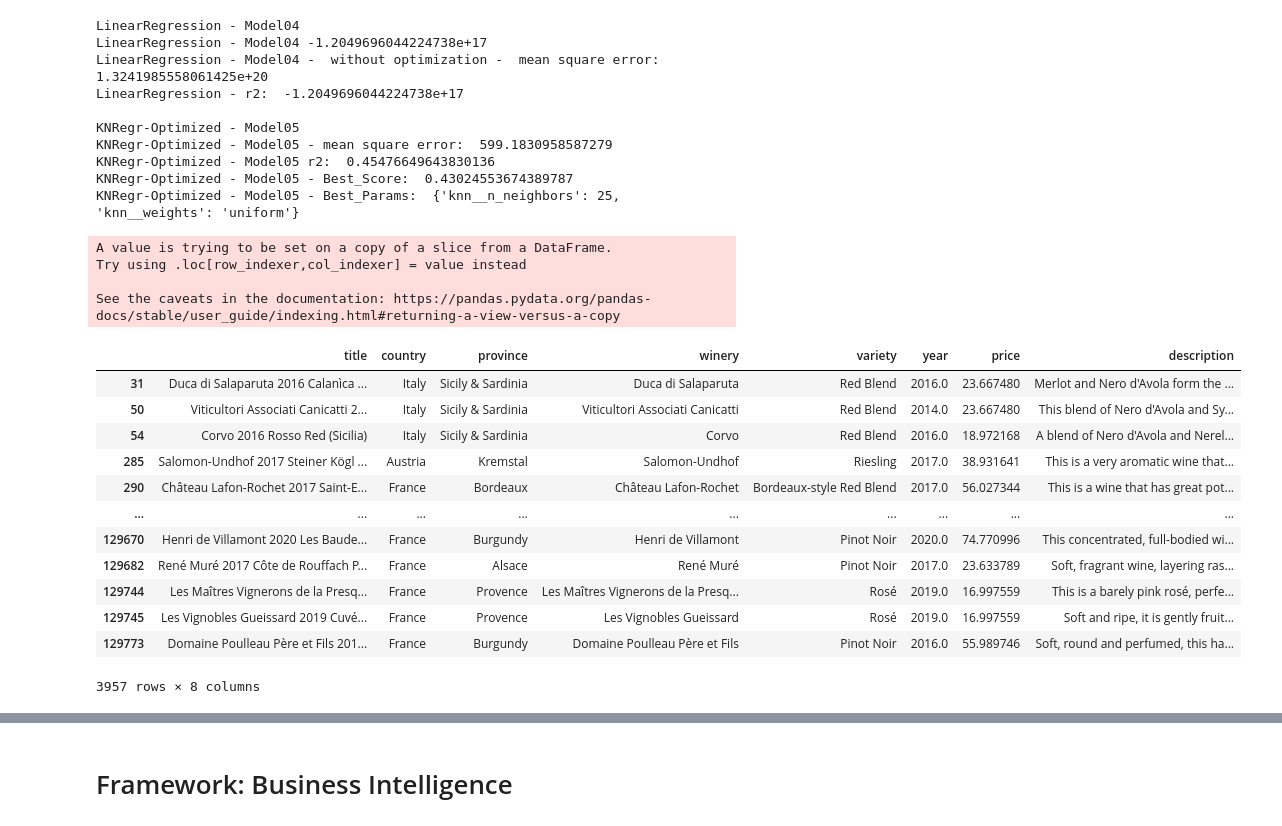
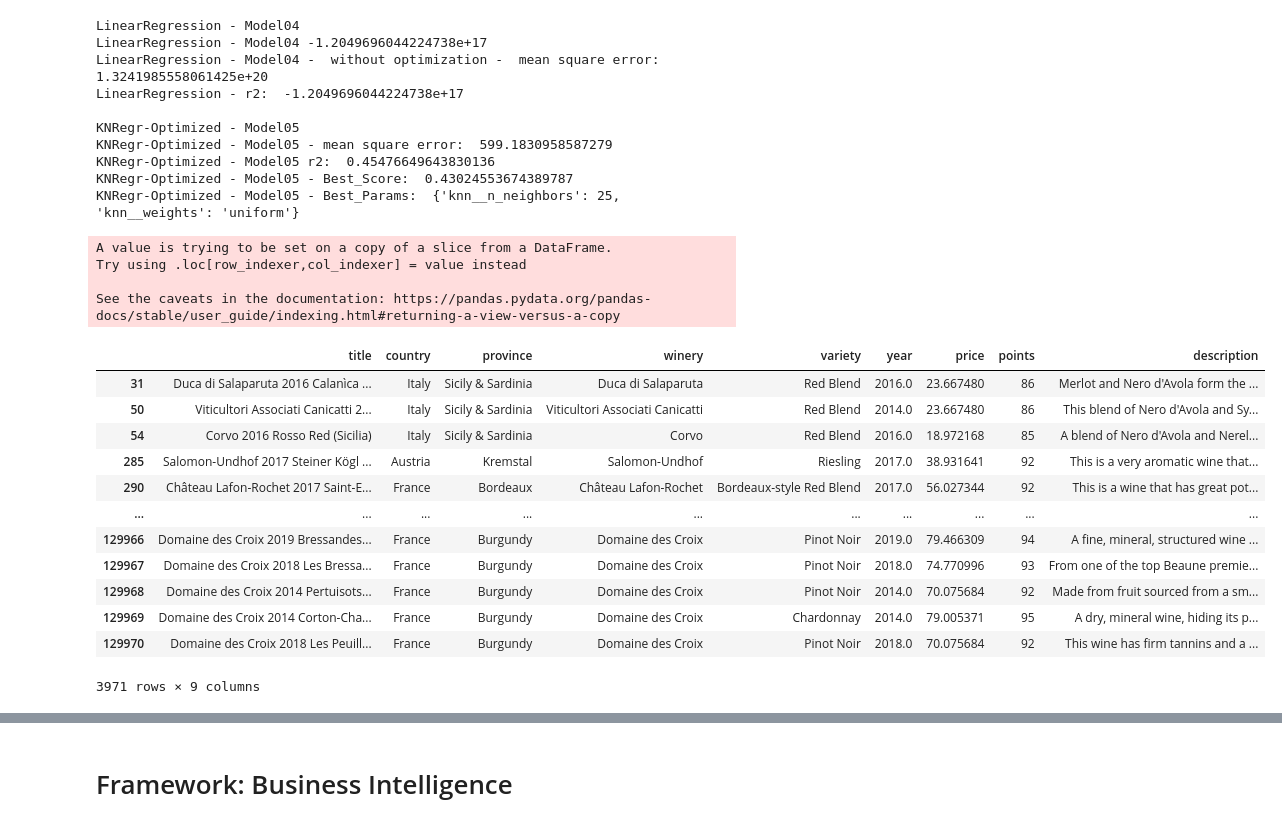
Before and after one commit to Frans-Grau/Checkpoint-January, a Jupyter notebook: EDA/FGG_Checkpoint4.ipynb, the cells around one changed output, grey strips where cells are left out. Drawn from its saved outputs; the diff is of its cells as text; code cells hidden in the pictures.

```diff
--- a/EDA/FGG_Checkpoint4.ipynb
+++ b/EDA/FGG_Checkpoint4.ipynb
@@ -193,3 +195,8 @@ from sklearn.preprocessing import StandardScaler,MinMaxScaler, MaxAbsScaler, Nor
 from sklearn.neighbors import KNeighborsRegressor
 from sklearn.tree import DecisionTreeClassifier
 from sklearn.ensemble import RandomForestRegressor
+# %%
+link2 = 'https://github.com/murpi/wilddata/raw/master/domaine_des_croix.csv'
+domainx = pd.read_csv(link2)
+### Extract the year from the title column (\d{4}) (\d+)
+domainx['year'] = domainx['title'].str.extract(r'(\d{4})').astype(int)
@@ -195,0 +223,2 @@ from sklearn.ensemble import RandomForestRegressor
+# %%
+w = pd.concat([wines, domainx], axis = 0, ignore_index=True)
@@ -289,10 +372,10 @@ domains['price'] = pipe.predict(domains[['points']])
 # include the 10 most represented varieties and the 10 most represented countries
 
 ### Grab the Tops
-countriestop10 = wines.country.value_counts()[:10].index.tolist()
-varietytop10 = wines[wines['country'].isin(countriestop10)].variety.value_counts()[:10].index.tolist()
+countriestop10 = w.country.value_counts()[:10].index.tolist()
+varietytop10 = w[w['country'].isin(countriestop10)].variety.value_counts()[:10].index.tolist()
 
-wines02 = wines[(wines['country'].isin(countriestop10)) & (wines['variety'].isin(varietytop10))][['title','country','province','winery','description','year','variety','points','price']]
+wines02 = w[(w['country'].isin(countriestop10)) & (w['variety'].isin(varietytop10))][['title','country','province','winery','description','year','variety','points','price']]
 # %%
 ### Prepare the new dataset
 #Factorize all non numerical values
@@ -377,33 +467,33 @@ KNRegr-Optimized - Model05 - Best_Params:  {'knn__n_neighbors': 25, 'knn__weight
 # %%
 ### Fill the Nans
 X = df_clean.drop(['price','title','year','country','province','variety','winery','description'], axis=1)
 y = df_clean['price']
 
 X_train,X_test,y_train,y_test = train_test_split(X,y, random_state = 7, test_size=0.2)
 
 # 2- define the pipeline
 pipe05 = Pipeline([('scaler', StandardScaler()), ('knn',KNeighborsRegressor(n_neighbors = 25, weights = 'uniform'))])
 
 # 4- fit the model
 pipe05.fit(X_train,y_train)
 
 df_nan['price'] = model04.predict(df_nan.drop(['price','title','year','country','province','variety','winery','description'], axis=1))
-df_nan[['title','country','province','winery','variety','year','price','description']]
+df_nan[['title','country','province','winery','variety','year','price','points','description']]
 # %% [output]
 A value is trying to be set on a copy of a slice from a DataFrame.
 Try using .loc[row_indexer,col_indexer] = value instead
 
 See the caveats in the documentation: https://pandas.pydata.org/pandas-docs/stable/user_guide/indexing.html#returning-a-view-versus-a-copy
-|  | title | country | province | winery | variety | year | price | description |
-| 31 | Duca di Salaparuta 2016 Calanìca ... | Italy | Sicily & Sardinia | Duca di Salaparuta | Red Blend | 2016.0 | 23.667480 | Merlot and Nero d'Avola form the ... |
-| 50 | Viticultori Associati Canicatti 2... | Italy | Sicily & Sardinia | Viticultori Associati Canicatti | Red Blend | 2014.0 | 23.667480 | This blend of Nero d'Avola and Sy... |
-| 54 | Corvo 2016 Rosso Red (Sicilia) | Italy | Sicily & Sardinia | Corvo | Red Blend | 2016.0 | 18.972168 | A blend of Nero d'Avola and Nerel... |
-| 285 | Salomon-Undhof 2017 Steiner Kögl ... | Austria | Kremstal | Salomon-Undhof | Riesling | 2017.0 | 38.931641 | This is a very aromatic wine that... |
-| 290 | Château Lafon-Rochet 2017 Saint-E... | France | Bordeaux | Château Lafon-Rochet | Bordeaux-style Red Blend | 2017.0 | 56.027344 | This is a wine that has great pot... |
-| ... | ... | ... | ... | ... | ... | ... | ... | ... |
-| 129670 | Henri de Villamont 2020 Les Baude... | France | Burgundy | Henri de Villamont | Pinot Noir | 2020.0 | 74.770996 | This concentrated, full-bodied wi... |
-| 129682 | René Muré 2017 Côte de Rouffach P... | France | Alsace | René Muré | Pinot Noir | 2017.0 | 23.633789 | Soft, fragrant wine, layering ras... |
-| 129744 | Les Maîtres Vignerons de la Presq... | France | Provence | Les Maîtres Vignerons de la Presq... | Rosé | 2019.0 | 16.997559 | This is a barely pink rosé, perfe... |
-| 129745 | Les Vignobles Gueissard 2019 Cuvé... | France | Provence | Les Vignobles Gueissard | Rosé | 2019.0 | 16.997559 | Soft and ripe, it is gently fruit... |
-| 129773 | Domaine Poulleau Père et Fils 201... | France | Burgundy | Domaine Poulleau Père et Fils | Pinot Noir | 2016.0 | 55.989746 | Soft, round and perfumed, this ha... |
+|  | title | country | province | winery | variety | year | price | points | description |
+| 31 | Duca di Salaparuta 2016 Calanìca ... | Italy | Sicily & Sardinia | Duca di Salaparuta | Red Blend | 2016.0 | 23.667480 | 86 | Merlot and Nero d'Avola form the ... |
+| 50 | Viticultori Associati Canicatti 2... | Italy | Sicily & Sardinia | Viticultori Associati Canicatti | Red Blend | 2014.0 | 23.667480 | 86 | This blend of Nero d'Avola and Sy... |
+| 54 | Corvo 2016 Rosso Red (Sicilia) | Italy | Sicily & Sardinia | Corvo | Red Blend | 2016.0 | 18.972168 | 85 | A blend of Nero d'Avola and Nerel... |
+| 285 | Salomon-Undhof 2017 Steiner Kögl ... | Austria | Kremstal | Salomon-Undhof | Riesling | 2017.0 | 38.931641 | 92 | This is a very aromatic wine that... |
+| 290 | Château Lafon-Rochet 2017 Saint-E... | France | Bordeaux | Château Lafon-Rochet | Bordeaux-style Red Blend | 2017.0 | 56.027344 | 92 | This is a wine that has great pot... |
+| ... | ... | ... | ... | ... | ... | ... | ... | ... | ... |
+| 129966 | Domaine des Croix 2019 Bressandes... | France | Burgundy | Domaine des Croix | Pinot Noir | 2019.0 | 79.466309 | 94 | A fine, mineral, structured wine ... |
+| 129967 | Domaine des Croix 2018 Les Bressa... | France | Burgundy | Domaine des Croix | Pinot Noir | 2018.0 | 74.770996 | 93 | From one of the top Beaune premie... |
+| 129968 | Domaine des Croix 2014 Pertuisots... | France | Burgundy | Domaine des Croix | Pinot Noir | 2014.0 | 70.075684 | 92 | Made from fruit sourced from a sm... |
+| 129969 | Domaine des Croix 2014 Corton-Cha... | France | Burgundy | Domaine des Croix | Chardonnay | 2014.0 | 79.005371 | 95 | A dry, mineral wine, hiding its p... |
+| 129970 | Domaine des Croix 2018 Les Peuill... | France | Burgundy | Domaine des Croix | Pinot Noir | 2018.0 | 70.075684 | 92 | This wine has firm tannins and a ... |
-3957 rows × 8 columns
+3971 rows × 9 columns
```
Also changed, not shown: parts of 13 cells of this notebook.
